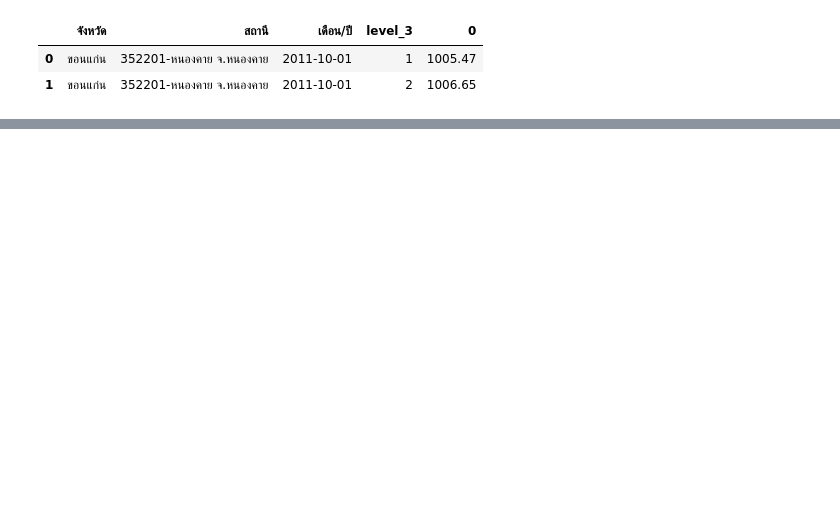
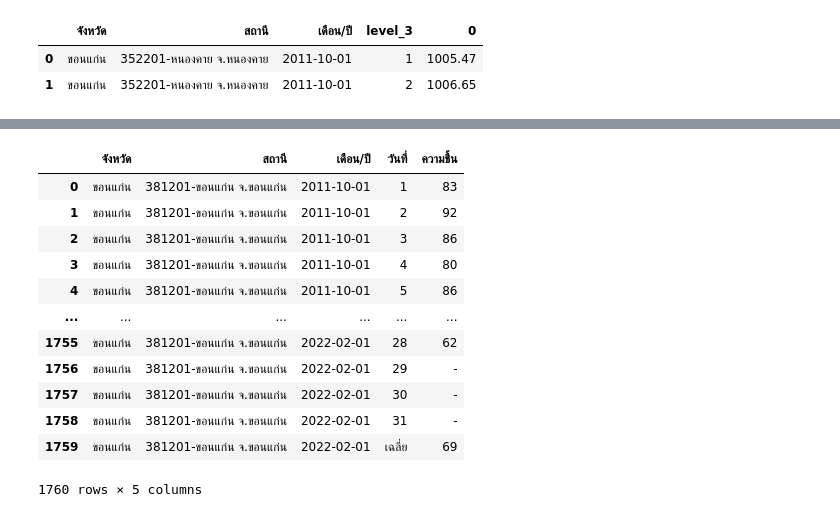
Before and after one commit to supatsara2002/bsc_dpdm22, a Jupyter notebook: Quiz_Group_5_20_of_Midterm.ipynb, the cells around one changed output, grey strips where cells are left out. Saved outputs shown, nothing was run; the diff lists cells and outputs as text; code cells hidden in the pictures; blank space fills up the shorter version.

```diff
--- a/Quiz_Group_5_20_of_Midterm.ipynb
+++ b/Quiz_Group_5_20_of_Midterm.ipynb
@@ -141,0 +152,4 @@ l_pres.head(2)
+# %%
+kk_hu['จังหวัด'] = "ขอนแก่น"
+kk_hu1 = kk_hu.drop(['ที่'],axis=1)
+kk_hu1.head(2)
@@ -141,0 +161,21 @@ l_pres.head(2)
+# %%
+kk_hu1.set_index(['จังหวัด','สถานี','เดือน/ปี'],inplace=True)
+# %%
+kk_hu2 = kk_hu1.stack().reset_index()
+# %%
+kk_hu2.rename(columns = {'level_3':'วันที่',0:'ความชื้น'}, inplace = True)
+kk_hu2
+# %% [output]
+|  | จังหวัด | สถานี | เดือน/ปี | วันที่ | ความชื้น |
+| 0 | ขอนแก่น | 381201-ขอนแก่น จ.ขอนแก่น | 2011-10-01 | 1 | 83 |
+| 1 | ขอนแก่น | 381201-ขอนแก่น จ.ขอนแก่น | 2011-10-01 | 2 | 92 |
+| 2 | ขอนแก่น | 381201-ขอนแก่น จ.ขอนแก่น | 2011-10-01 | 3 | 86 |
+| 3 | ขอนแก่น | 381201-ขอนแก่น จ.ขอนแก่น | 2011-10-01 | 4 | 80 |
+| 4 | ขอนแก่น | 381201-ขอนแก่น จ.ขอนแก่น | 2011-10-01 | 5 | 86 |
+| ... | ... | ... | ... | ... | ... |
+| 1755 | ขอนแก่น | 381201-ขอนแก่น จ.ขอนแก่น | 2022-02-01 | 28 | 62 |
+| 1756 | ขอนแก่น | 381201-ขอนแก่น จ.ขอนแก่น | 2022-02-01 | 29 | - |
+| 1757 | ขอนแก่น | 381201-ขอนแก่น จ.ขอนแก่น | 2022-02-01 | 30 | - |
+| 1758 | ขอนแก่น | 381201-ขอนแก่น จ.ขอนแก่น | 2022-02-01 | 31 | - |
+| 1759 | ขอนแก่น | 381201-ขอนแก่น จ.ขอนแก่น | 2022-02-01 | เฉลี่ย | 69 |
+1760 rows × 5 columns
```
Also changed, not shown: parts of 40 cells of this notebook.
